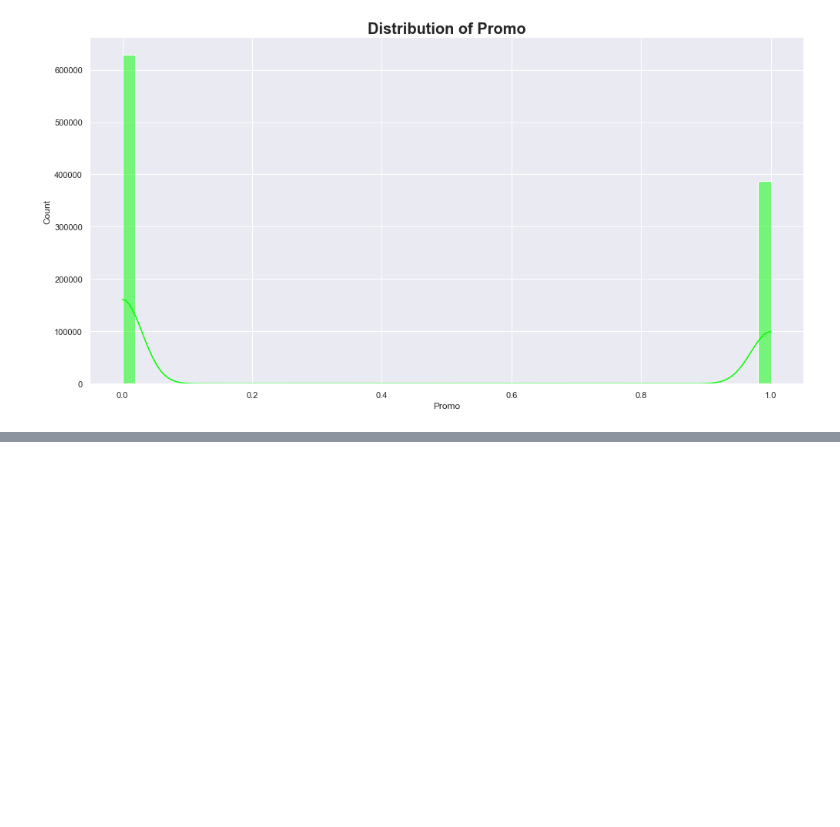
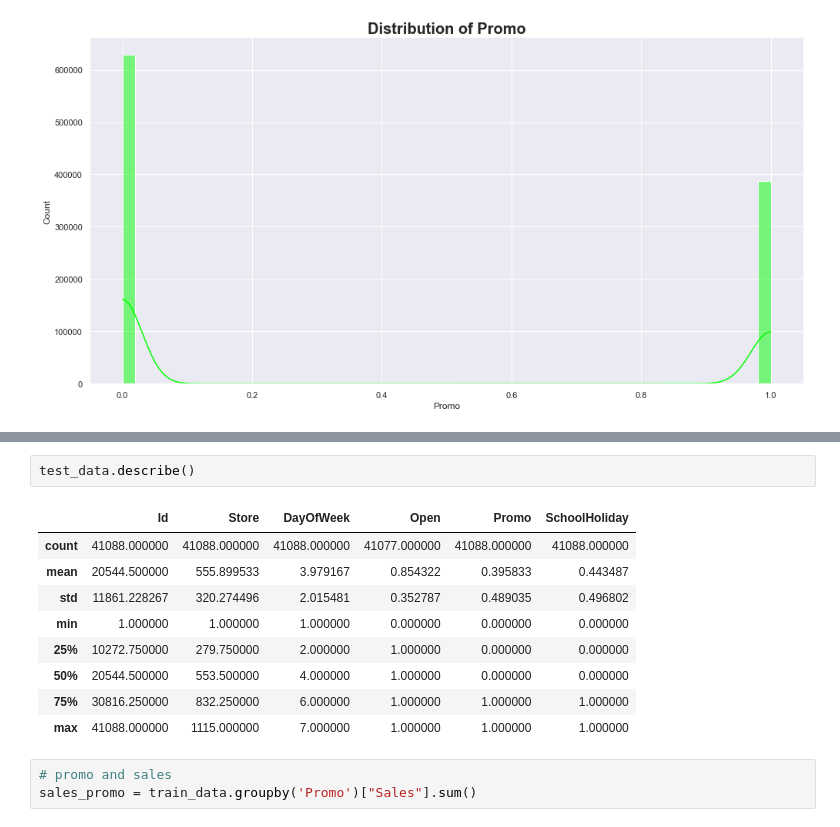
Before and after one commit to kebishaa/Pharmaceutical-Sales-Prediction, a Jupyter notebook: notebooks/data_exploration.ipynb, the cells around one changed output, grey strips where cells are left out. Saved outputs shown, nothing was run; the diff lists cells and outputs as text; blank space fills up the shorter version.

```diff
--- a/notebooks/data_exploration.ipynb
+++ b/notebooks/data_exploration.ipynb
@@ -52,0 +69,15 @@ exploration.plot_hist(train_data, 'Promo', 'lime')
+# %%
+test_data.describe()
+# %% [output]
+|  | Id | Store | DayOfWeek | Open | Promo | SchoolHoliday |
+| count | 41088.000000 | 41088.000000 | 41088.000000 | 41077.000000 | 41088.000000 | 41088.000000 |
+| mean | 20544.500000 | 555.899533 | 3.979167 | 0.854322 | 0.395833 | 0.443487 |
+| std | 11861.228267 | 320.274496 | 2.015481 | 0.352787 | 0.489035 | 0.496802 |
+| min | 1.000000 | 1.000000 | 1.000000 | 0.000000 | 0.000000 | 0.000000 |
+| 25% | 10272.750000 | 279.750000 | 2.000000 | 1.000000 | 0.000000 | 0.000000 |
+| 50% | 20544.500000 | 553.500000 | 4.000000 | 1.000000 | 0.000000 | 0.000000 |
+| 75% | 30816.250000 | 832.250000 | 6.000000 | 1.000000 | 1.000000 | 1.000000 |
+| max | 41088.000000 | 1115.000000 | 7.000000 | 1.000000 | 1.000000 | 1.000000 |
+# %%
+# promo and sales
+sales_promo = train_data.groupby('Promo')["Sales"].sum()
```
Also changed, not shown: parts of 4 cells of this notebook.
